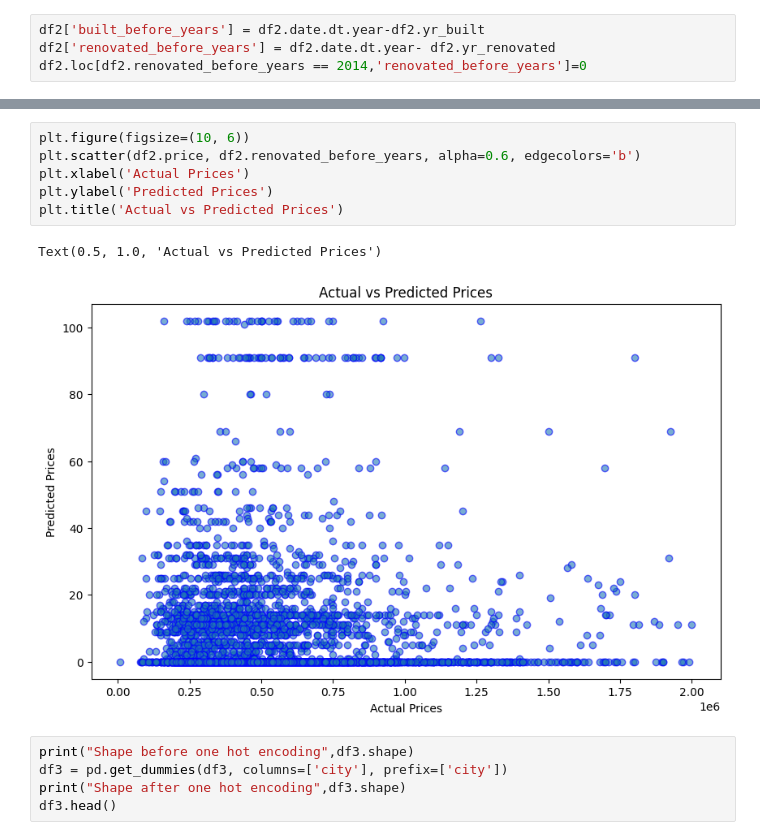
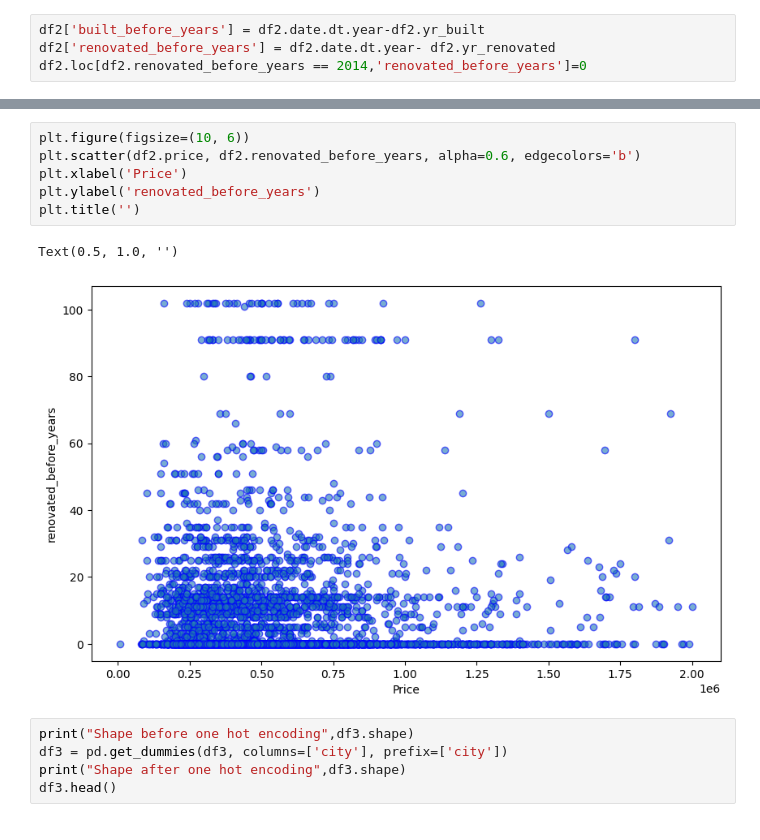
Before and after one commit to SahilKumar777/ML-AI-Projects, a Jupyter notebook: Linear Regression/House_Price_Prediction.ipynb, the cells around one changed output, grey strips where cells are left out. Drawn from its saved outputs; the diff is of its cells as text.

```diff
--- a/Linear Regression/House_Price_Prediction.ipynb
+++ b/Linear Regression/House_Price_Prediction.ipynb
@@ -638,12 +638,12 @@ Text(0.5, 1.0, 'Actual vs Predicted Prices')
 # %%
 plt.figure(figsize=(10, 6))
 plt.scatter(df2.price, df2.renovated_before_years, alpha=0.6, edgecolors='b')
-plt.xlabel('Actual Prices')
-plt.ylabel('Predicted Prices')
-plt.title('Actual vs Predicted Prices')
+plt.xlabel('Price')
+plt.ylabel('renovated_before_years')
+plt.title('')
 # %% [output]
-Text(0.5, 1.0, 'Actual vs Predicted Prices')
+Text(0.5, 1.0, '')
-[figure, old version]
+[figure, new version]
 # %%
 print("Shape before one hot encoding",df3.shape)
 df3 = pd.get_dummies(df3, columns=['city'], prefix=['city'])
```
Also changed, not shown: parts of 5 cells of this notebook.
